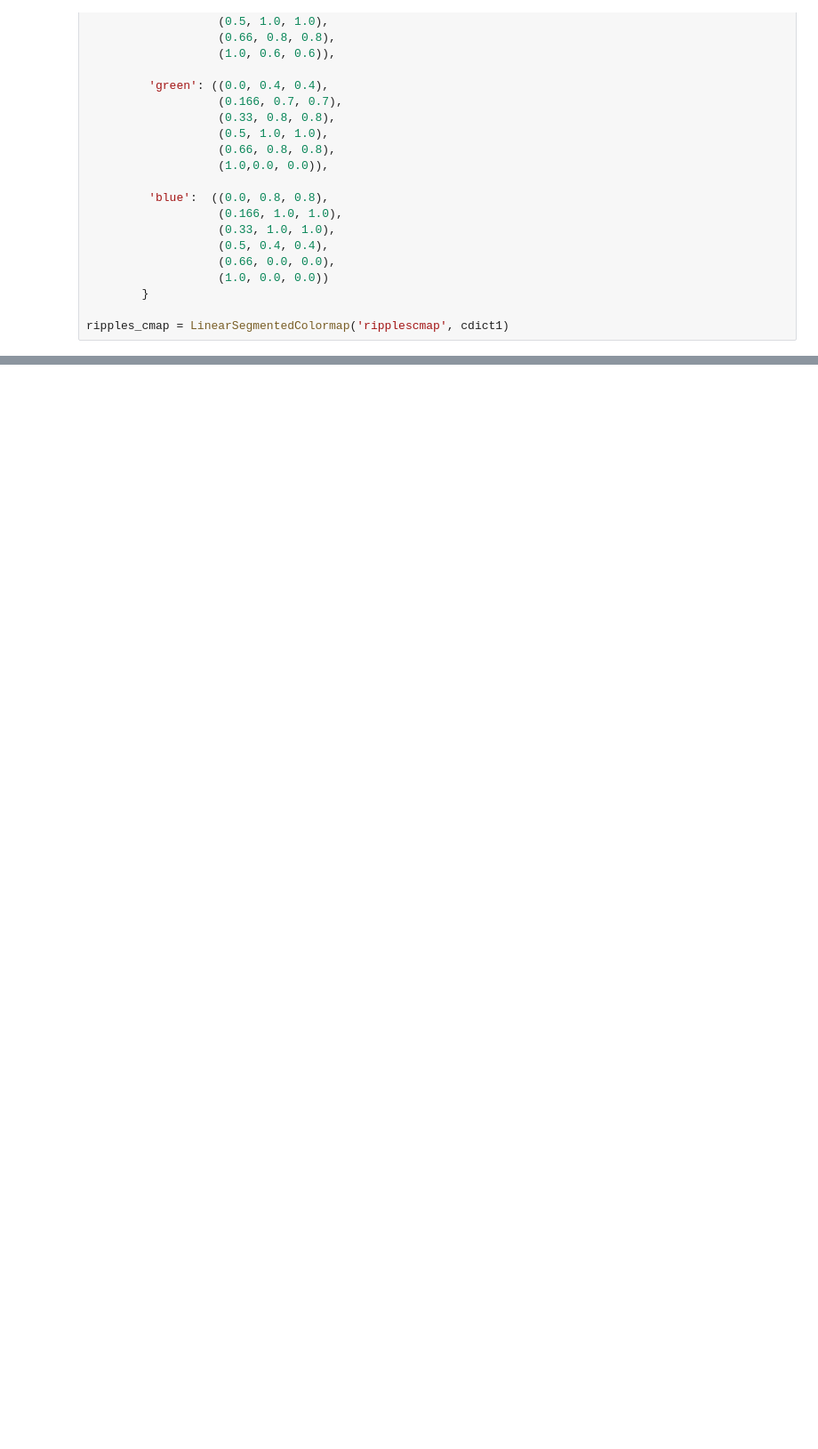
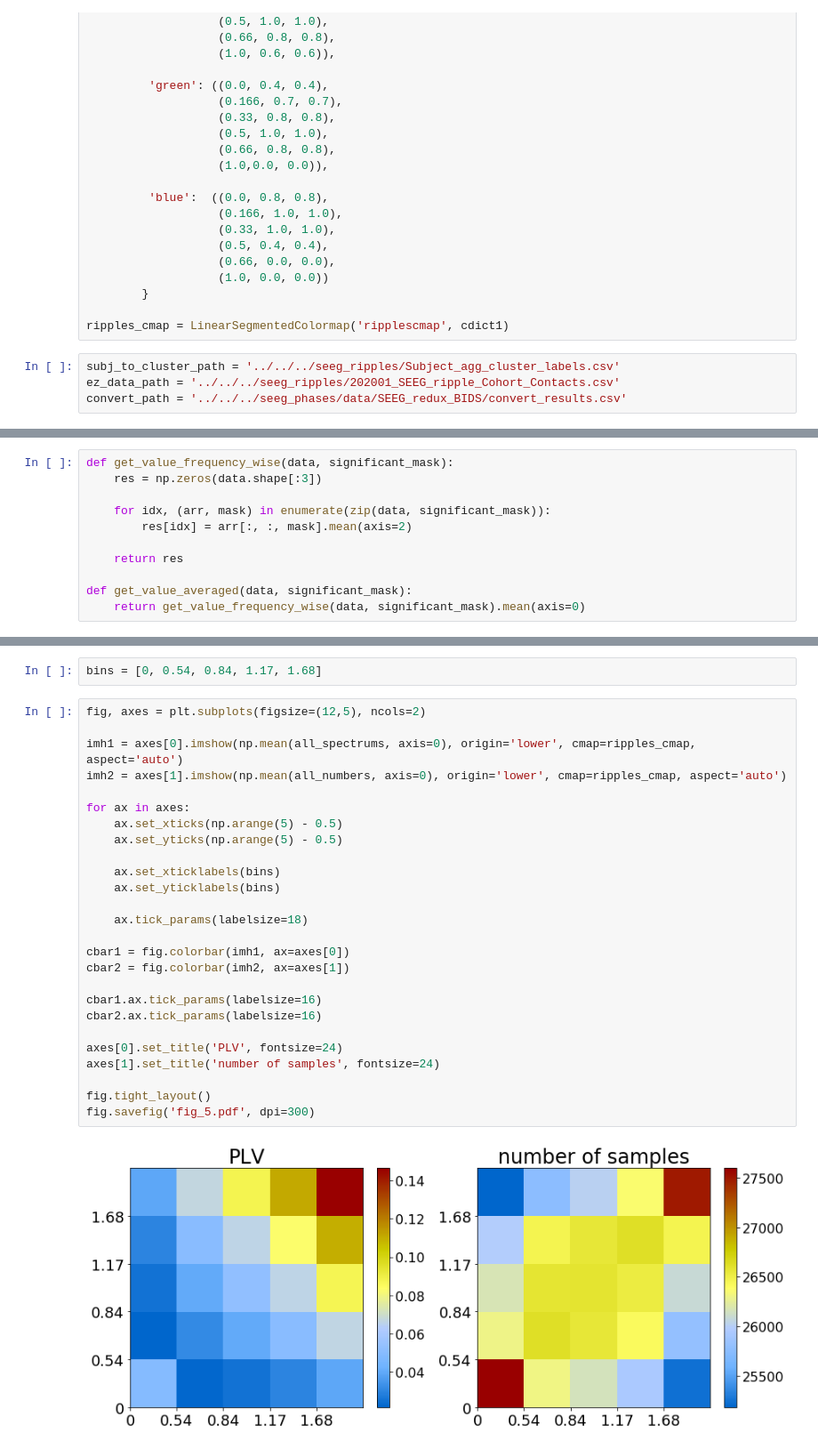
Before and after one commit to palvalab/seeg_hfo_synchronization, a Jupyter notebook: src/notebooks/ripples_fig_6.ipynb, the cells around one changed output, grey strips where cells are left out. Shown at 89% size. Drawn from its saved outputs; the diff is of its cells as text; blank space fills up the shorter version.

```diff
--- a/src/notebooks/ripples_fig_6.ipynb
+++ b/src/notebooks/ripples_fig_6.ipynb
@@ -53,3 +62,7 @@ cdict1 = {'red':   ((0.0, 0.0, 0.0),
         }
 
 ripples_cmap = LinearSegmentedColormap('ripplescmap', cdict1)
+# %%
+subj_to_cluster_path = '../../../seeg_ripples/Subject_agg_cluster_labels.csv'
+ez_data_path = '../../../seeg_ripples/202001_SEEG_ripple_Cohort_Contacts.csv'
+convert_path = '../../../seeg_phases/data/SEEG_redux_BIDS/convert_results.csv'
@@ -197,0 +106,11 @@ fig.savefig('figure_6.pdf', dpi=300)
+# %%
+def get_value_frequency_wise(data, significant_mask):
+    res = np.zeros(data.shape[:3])
+
+    for idx, (arr, mask) in enumerate(zip(data, significant_mask)):
+        res[idx] = arr[:, :, mask].mean(axis=2)
+
+    return res
+
+def get_value_averaged(data, significant_mask):
+    return get_value_frequency_wise(data, significant_mask).mean(axis=0)
@@ -197,0 +210,30 @@ fig.savefig('figure_6.pdf', dpi=300)
+# %%
+bins = [0, 0.54, 0.84, 1.17, 1.68]
+# %%
+fig, axes = plt.subplots(figsize=(12,5), ncols=2)
+
+imh1 = axes[0].imshow(np.mean(all_spectrums, axis=0), origin='lower', cmap=ripples_cmap, aspect='auto')
+imh2 = axes[1].imshow(np.mean(all_numbers, axis=0), origin='lower', cmap=ripples_cmap, aspect='auto')
+
+for ax in axes:
+    ax.set_xticks(np.arange(5) - 0.5)
+    ax.set_yticks(np.arange(5) - 0.5)
+
+    ax.set_xticklabels(bins)
+    ax.set_yticklabels(bins)
+
+    ax.tick_params(labelsize=18)
+
+cbar1 = fig.colorbar(imh1, ax=axes[0])
+cbar2 = fig.colorbar(imh2, ax=axes[1])
+
+cbar1.ax.tick_params(labelsize=16)
+cbar2.ax.tick_params(labelsize=16)
+
+axes[0].set_title('PLV', fontsize=24)
+axes[1].set_title('number of samples', fontsize=24)
+
+fig.tight_layout()
+fig.savefig('fig_5.pdf', dpi=300)
+# %% [output]
+[figure, added]
```
Also changed, not shown: parts of 18 cells of this notebook, 9 other files.
